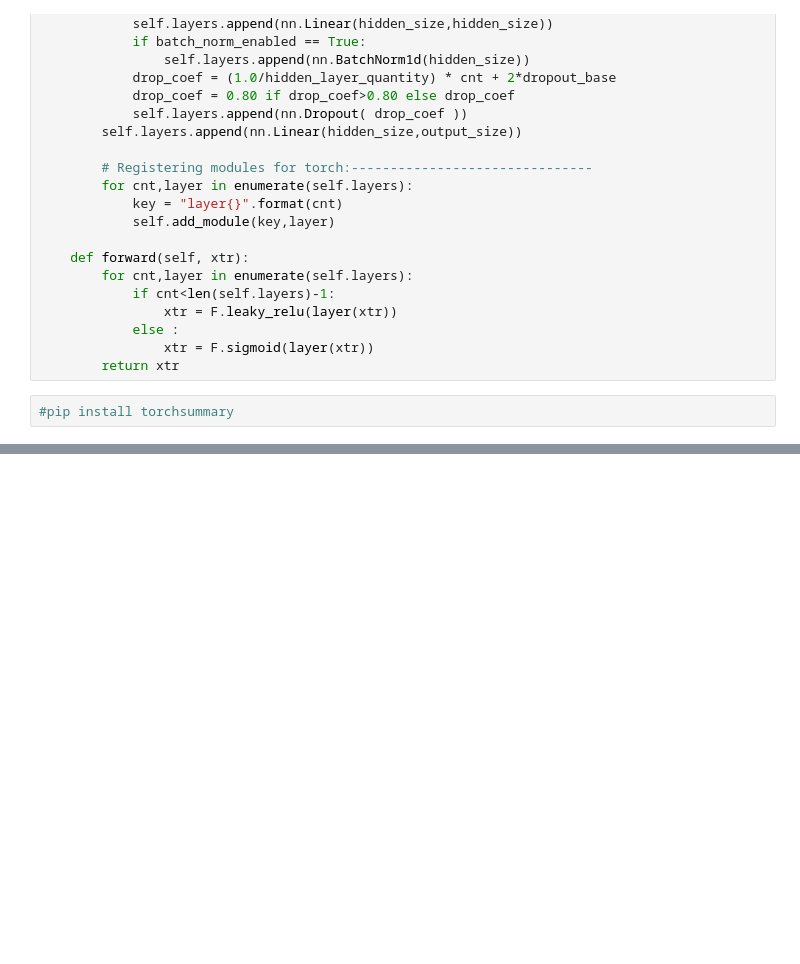
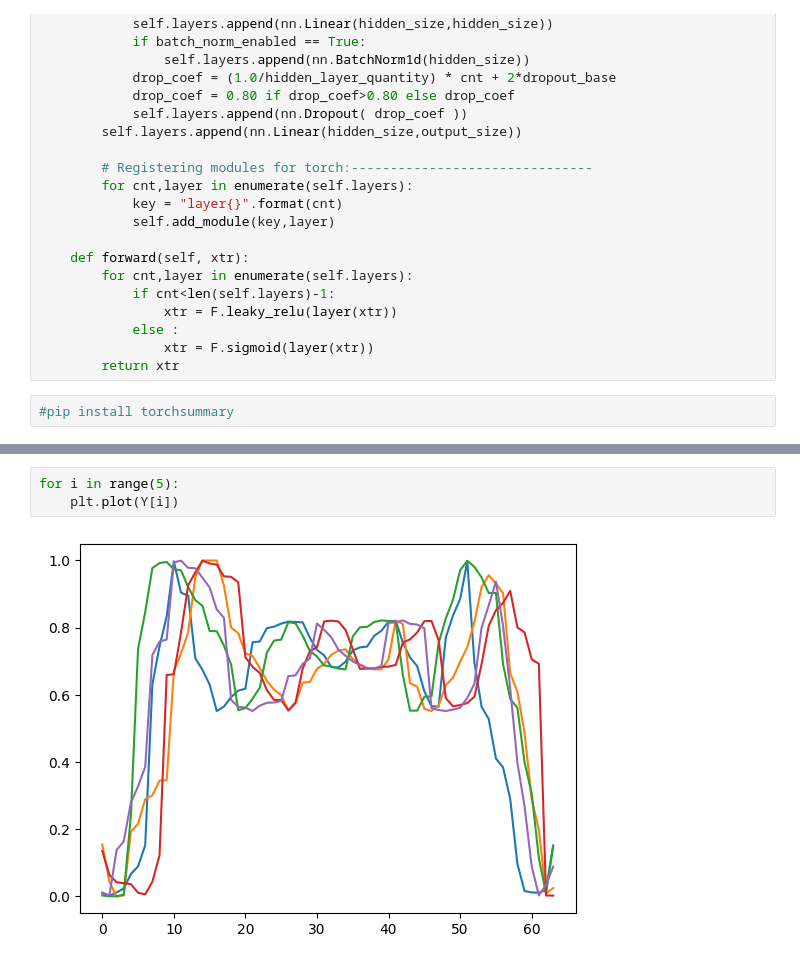
Before and after one commit to Aleksey-I-Nazimov/NeuralNetworks, a Jupyter notebook: pytorch/lesson-8/task.ipynb, the cells around one changed output, grey strips where cells are left out. Drawn from its saved outputs; the diff is of its cells as text; blank space fills up the shorter version.

```diff
--- a/pytorch/lesson-8/task.ipynb
+++ b/pytorch/lesson-8/task.ipynb
@@ -273,0 +340,5 @@ plt.plot(y[1,])
+# %%
+for i in range(5):
+    plt.plot(Y[i])
+# %% [output]
+[figure, added]
```
Also changed, not shown: parts of 10 cells of this notebook.
